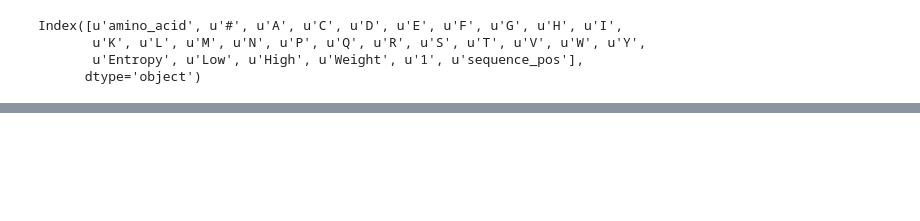
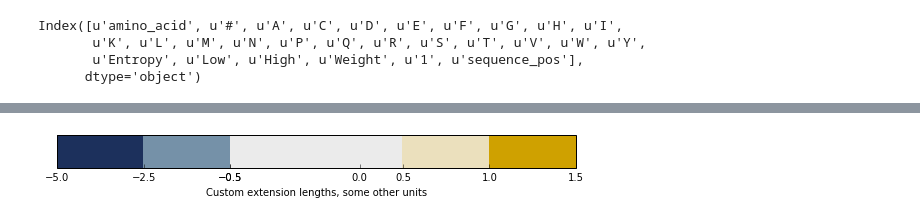
Before and after one commit to dacarlin/bglb_thermal, a Jupyter notebook: paper_draft/figure_prep.ipynb, the cells around one changed output, grey strips where cells are left out. Cells and saved outputs as stored; diff of their text form; code cells hidden in the pictures; blank space fills up the shorter version.

```diff
--- a/paper_draft/figure_prep.ipynb
+++ b/paper_draft/figure_prep.ipynb
@@ -275,0 +133,42 @@ plt.xticks( range( len( L ) ), L )
+# %%
+# color map
+
+from matplotlib import pyplot
+import matplotlib as mpl
+
+# Make a figure and axes with dimensions as desired.
+fig = pyplot.figure(figsize=(8, 3))
+ax3 = fig.add_axes([0.05, 0.15, 0.9, 0.15])
+
+# The third example illustrates the use of custom length colorbar
+# extensions, used on a colorbar with discrete intervals.
+cmap = mpl.colors.ListedColormap(
+
+[( 0.11, .19, .36 ), # deep blue
+( .46, .57, .66 ), # medium blue
+( .71, .76, .80 ), # light blue
+( .92, .92, .92 ), # grey
+( .92, .88, .74 ), # light yellow
+( .88, .80, .51 ), # medium yellow
+( .81, .63, 0. )])
+
+cmap.set_over((1., 0., 0.))
+cmap.set_under((0., 0., 1.))
+
+bounds = [-5., -2.5, -.5, -.5, .5, 1, 1.5]
+norm = mpl.colors.BoundaryNorm(bounds, cmap.N)
+cb3 = mpl.colorbar.ColorbarBase(ax3, cmap=cmap,
+                                norm=norm,
+#                                 boundaries=[-10] + bounds + [10],
+#                                 extend='both',
+#                                 # Make the length of each extension
+#                                 # the same as the length of the
+#                                 # interior colors:
+#                                 extendfrac='auto',
+                                ticks=bounds+[0],
+#                                 spacing='uniform',
+                                orientation='horizontal')
+cb3.set_label('Custom extension lengths, some other units')
+pyplot.show()
+# %% [output]
+[figure, added]
```
Also changed, not shown: parts of 20 cells of this notebook, 4 other files.
